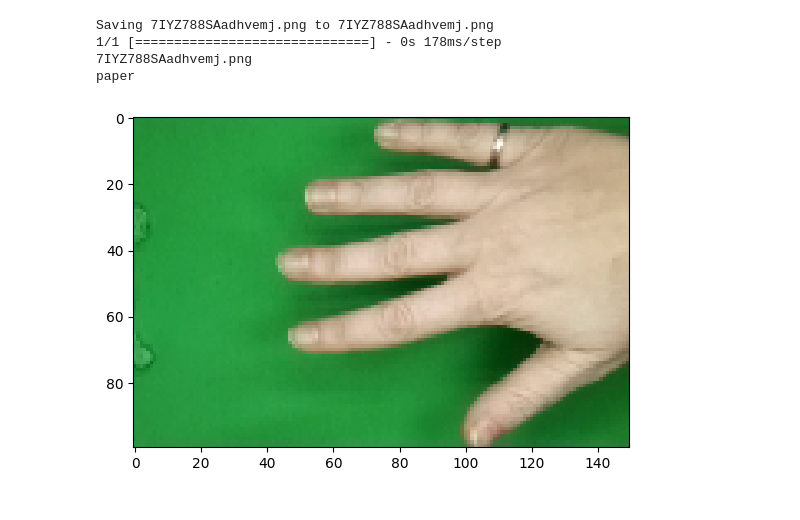
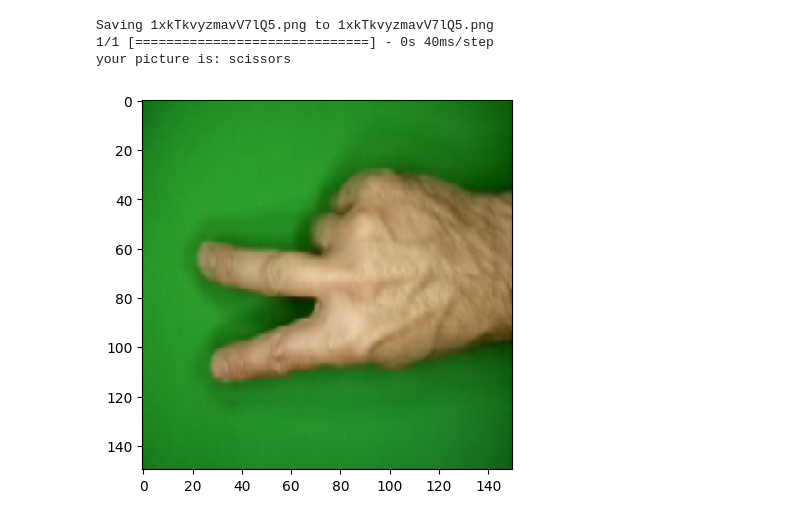
Before and after one commit to syahmins/ImageClassification, a Jupyter notebook: RockScissorPaper_v2.ipynb, the cells around one changed output. Drawn from its saved outputs; the diff is of its cells as text; code cells hidden in the pictures.

```diff
--- a/RockScissorPaper_v2.ipynb
+++ b/RockScissorPaper_v2.ipynb
@@ -101,0 +104,22 @@ import matplotlib.image as mpimg
+# %%
+import matplotlib.pyplot as plt
+import matplotlib.image as mpimg
+
+rock_files = os.listdir(rock_dir)
+paper_files = os.listdir(paper_dir)
+scissors_files = os.listdir(scissors_dir)
+
+pic_index = 2
+
+next_rock = [os.path.join(rock_dir, fname)
+                for fname in rock_files[pic_index-2:pic_index]]
+next_paper = [os.path.join(paper_dir, fname)
+                for fname in paper_files[pic_index-2:pic_index]]
+next_scissors = [os.path.join(scissors_dir, fname)
+                for fname in scissors_files[pic_index-2:pic_index]]
+
+for i, img_path in enumerate(next_rock+next_paper+next_scissors):
+  img = mpimg.imread(img_path)
+  plt.imshow(img)
+  plt.axis('Off')
+  plt.show()
@@ -102,31 +238,39 @@ import matplotlib.image as mpimg
 # %%
+import numpy as np
+from google.colab import files
+from keras.preprocessing import image
+import matplotlib.pyplot as plt
+import matplotlib.image as mpimg
+import matplotlib.pyplot as plt
+import matplotlib.image as mpimg
+
 uploaded = files.upload()
 
 for fn in uploaded.keys():
 
   # predicting images
   path = fn
-  img = image.load_img(path, target_size=(100,150))
+  img = image.load_img(path, target_size=(150,150))
   imgplot = plt.imshow(img)
   x = image.img_to_array(img)
   x = np.expand_dims(x, axis=0)
 
   images = np.vstack([x])
   classes = model.predict(images, batch_size=10)
-
-  print(fn)
+  #urutan CLass nya yaitu [Paper, Rock, Scissors]
+  #print(fn)
+  #print(classes)
   if classes[0][0]==1:
-    print('paper')
+    print('your picture is: paper')
   elif classes[0][1]==1:
-    print('rock')
+    print('your picture is: rock')
   elif classes[0][2]==1:
-    print('scissors')
+    print('your picture is: scissors')
   else:
-    print('unknown')
+    print('your picture is: unknown')
 # %% [output]
 [interactive output not drawn]
-Saving 7IYZ788SAadhvemj.png to 7IYZ788SAadhvemj.png
-1/1 [==============================] - 0s 178ms/step
-7IYZ788SAadhvemj.png
-paper
+Saving 1xkTkvyzmavV7lQ5.png to 1xkTkvyzmavV7lQ5.png
+1/1 [==============================] - 0s 40ms/step
+your picture is: scissors
-[figure, old version]
+[figure, new version]
```
Also changed, not shown: parts of 15 cells of this notebook.
